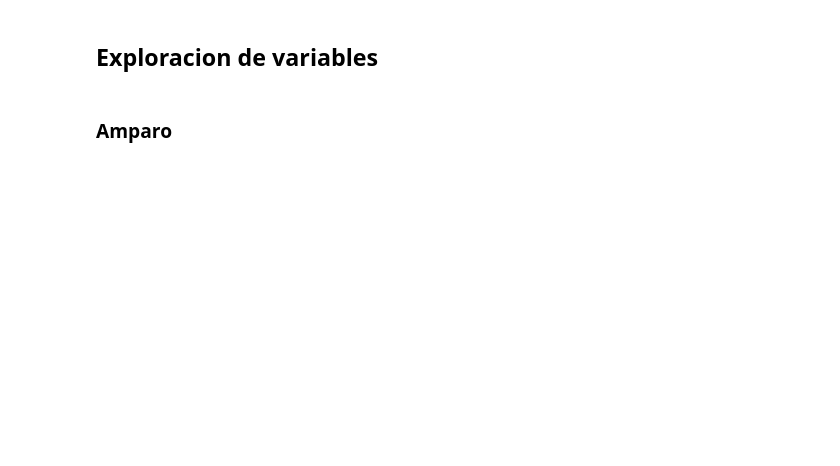
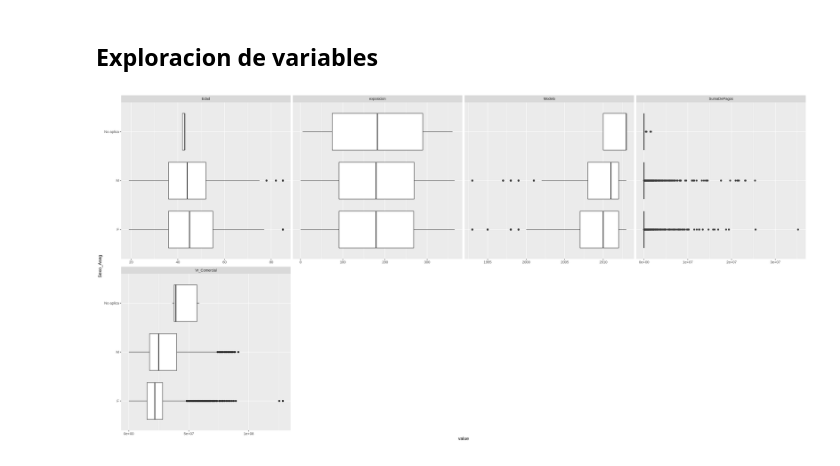
Before and after one commit to RiemannIntegrable/pricing-de-seguros-con-modelos-lineales-generalizados, a Jupyter notebook: notebooks/analisis_descriptivo.ipynb, the cells around one changed output. Saved outputs shown, nothing was run; the diff lists cells and outputs as text; code cells hidden in the pictures; blank space fills up the shorter version.

```diff
--- a/notebooks/analisis_descriptivo.ipynb
+++ b/notebooks/analisis_descriptivo.ipynb
@@ -21,4 +22,2 @@ colnames(data)
 # %% [markdown]
 ## Exploracion de variables
-# %% [markdown]
-### Amparo
@@ -24,0 +26,4 @@ colnames(data)
+# %%
+plot_boxplot(data, by="Sexo_Aseg")
+# %% [output]
+[figure, added]
```
Also changed, not shown: parts of 3 cells of this notebook, 8 other files.
